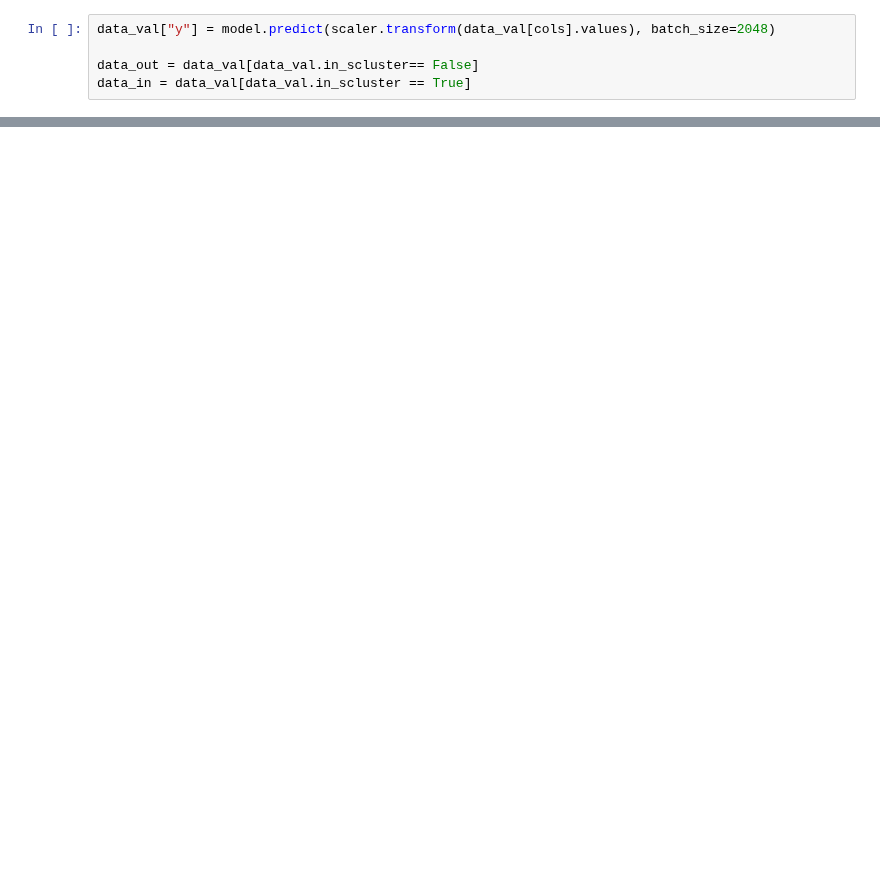
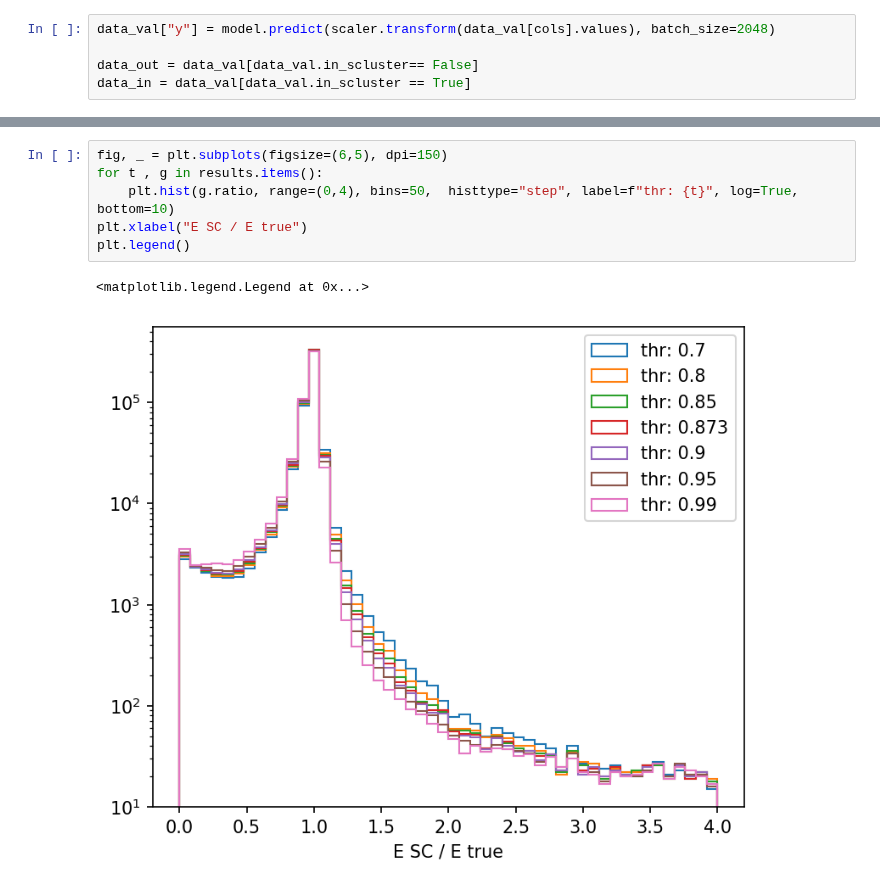
Before and after one commit to valsdav/DeepSuperCluster, a Jupyter notebook: SimpleDNN.ipynb, the cells around one changed output, grey strips where cells are left out. Cells and saved outputs as stored; diff of their text form; blank space fills up the shorter version.

```diff
--- a/SimpleDNN.ipynb
+++ b/SimpleDNN.ipynb
@@ -471,0 +508,9 @@ ax[0][1].set_xlim(-0.8,0.8)
+# %%
+fig, _ = plt.subplots(figsize=(6,5), dpi=150)
+for t , g in results.items():
+    plt.hist(g.ratio, range=(0,4), bins=50,  histtype="step", label=f"thr: {t}", log=True, bottom=10)
+plt.xlabel("E SC / E true")
+plt.legend()
+# %% [output]
+<matplotlib.legend.Legend at 0x...>
+[figure, added]
```
Also changed, not shown: parts of 41 cells of this notebook, 3 other files.
